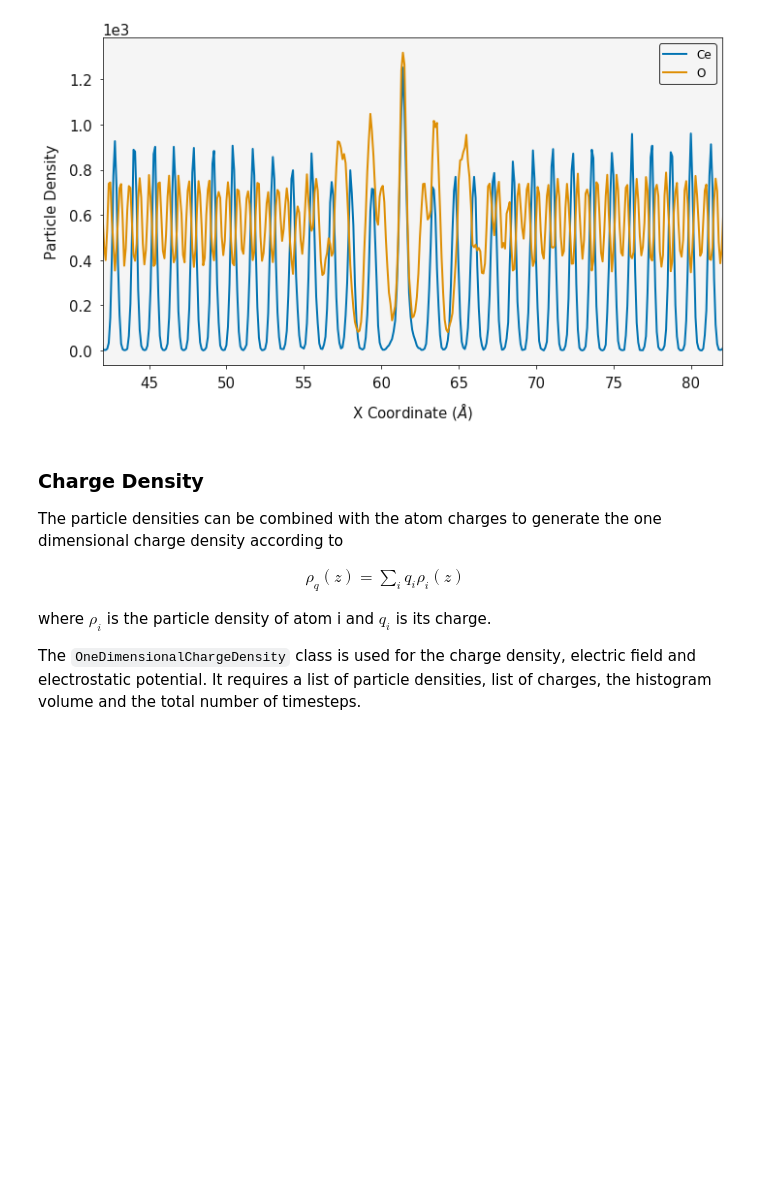
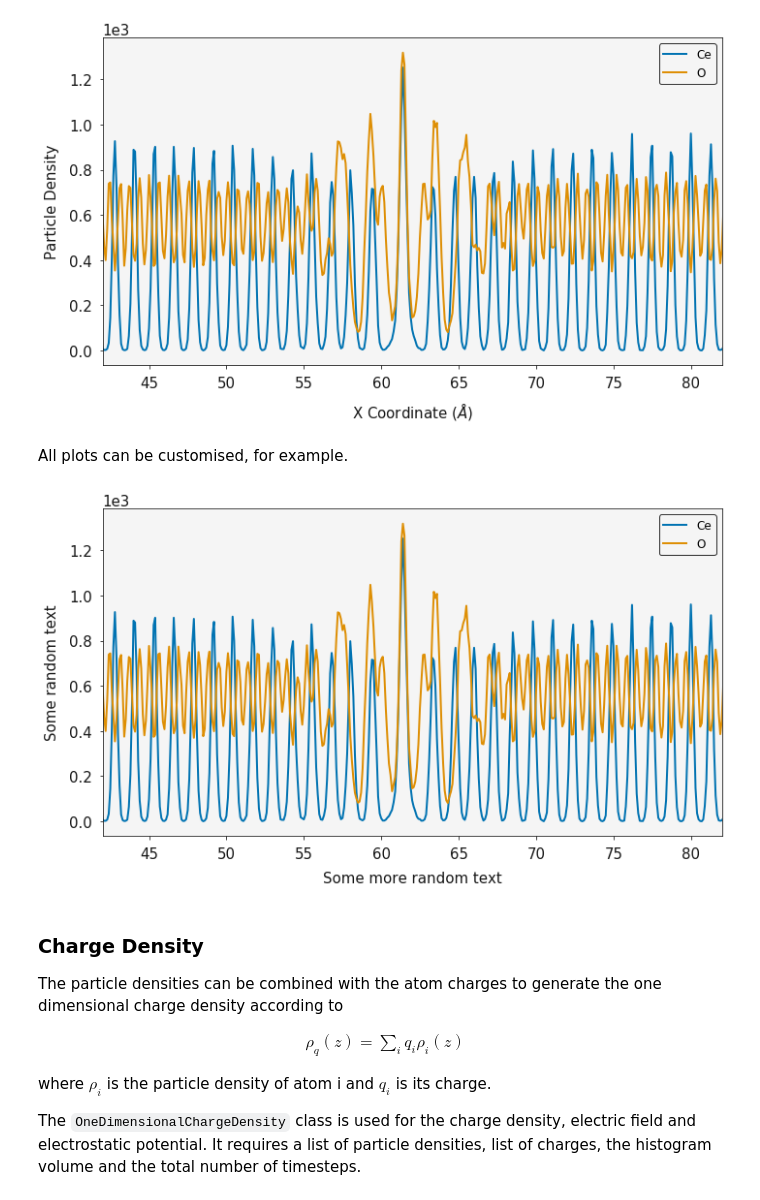
Before and after one commit to symmy596/Polypy, a Jupyter notebook: examples/notebooks/Tutorial_3_Density.ipynb, the cells around one changed output. Drawn from its saved outputs; the diff is of its cells as text; code cells hidden in the pictures; blank space fills up the shorter version.

```diff
--- a/examples/notebooks/Tutorial_3_Density.ipynb
+++ b/examples/notebooks/Tutorial_3_Density.ipynb
@@ -64,6 +64,19 @@ ax.set_xlim(42, 82)
 plt.show()
 # %% [output]
 [figure]
+# %% [markdown]
+All plots can be customised, for example.
+# %%
+cx, cy, c_volume = ce_density.one_dimensional_density(direction="z")
+ox, oy, o_volume = o_density.one_dimensional_density(direction="z")
+
+ax = plotting.one_dimensional_density_plot([cx, ox], [cy, oy], ["Ce", "O"])
+ax.set_xlim(42, 82)
+ax.set_ylabel("Some random text")
+ax.set_xlabel("Some more random text")
+plt.show()
+# %% [output]
+[figure, added]
 # %% [markdown]
 ### Charge Density
 
```
Also changed, not shown: parts of 6 cells of this notebook, 48 other files.
